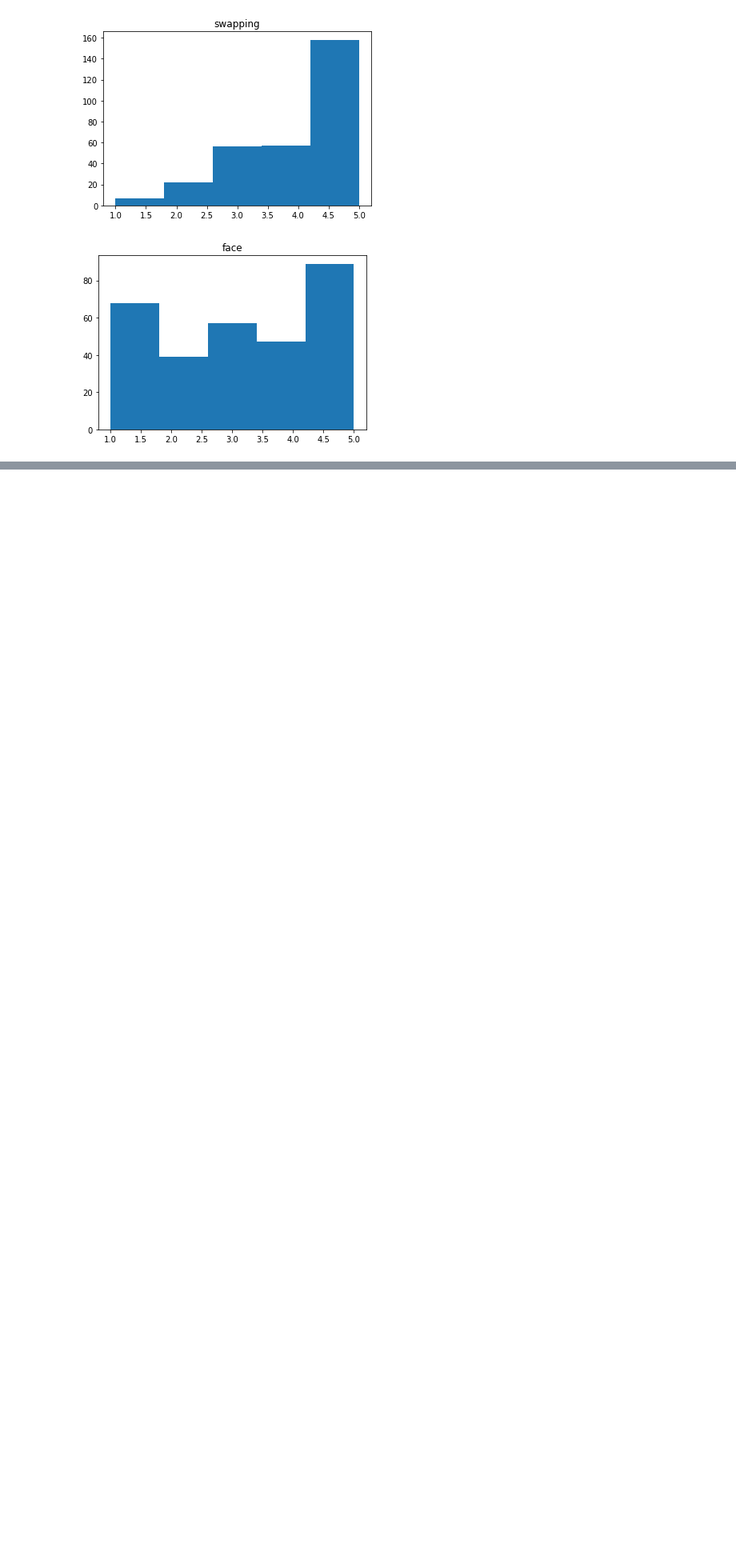
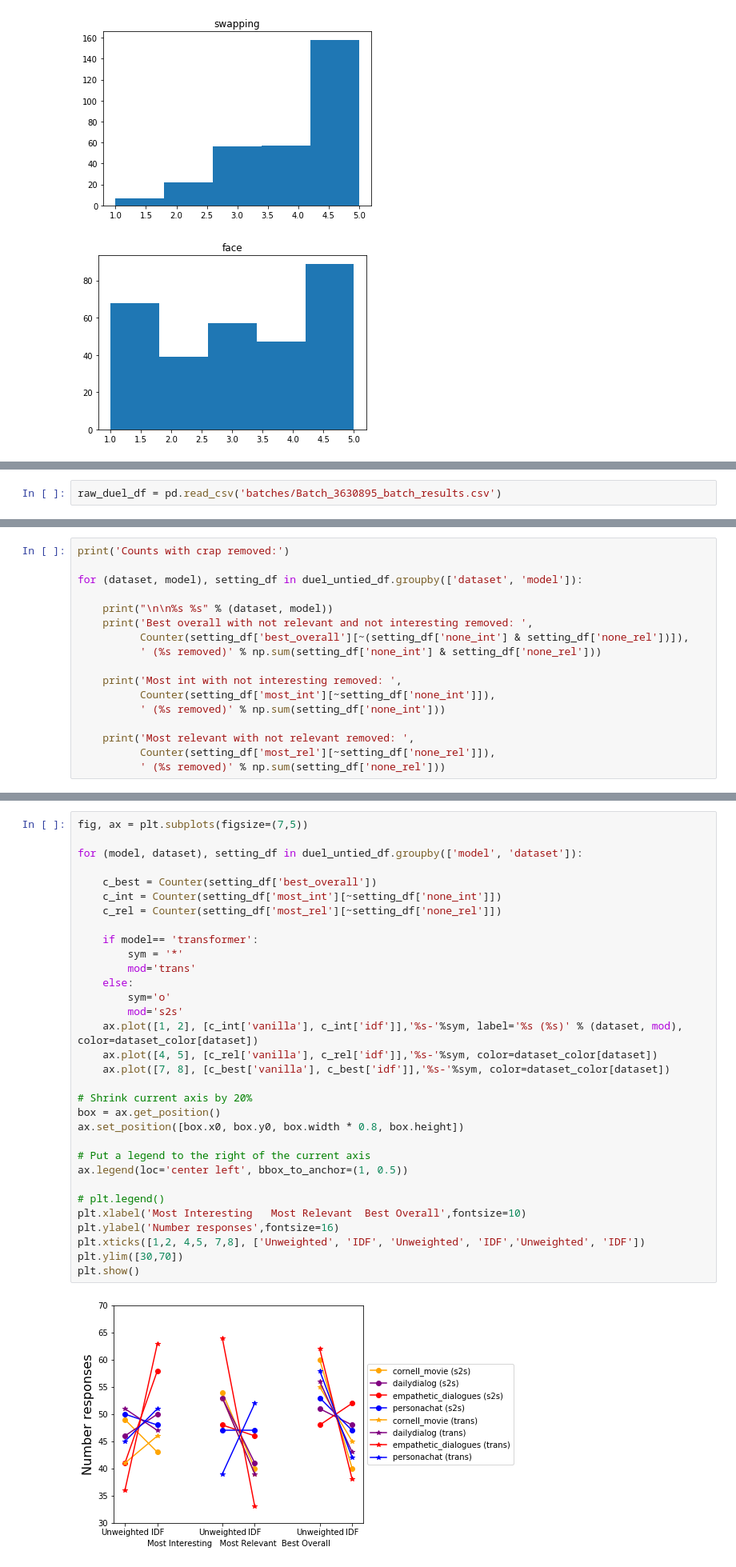
Before and after one commit to odemasi/ParlAI, a Jupyter notebook: evaluation/Explore_turk_results_v2.ipynb, the cells around one changed output, grey strips where cells are left out. Shown at 80% size. Cells and saved outputs as stored; diff of their text form; blank space fills up the shorter version.

```diff
--- a/evaluation/Explore_turk_results_v2.ipynb
+++ b/evaluation/Explore_turk_results_v2.ipynb
@@ -845,0 +948,2 @@ for method in df['method'].unique():
+# %%
+raw_duel_df = pd.read_csv('batches/Batch_3630895_batch_results.csv')
@@ -845,0 +1148,17 @@ for method in df['method'].unique():
+# %%
+print('Counts with crap removed:')
+
+for (dataset, model), setting_df in duel_untied_df.groupby(['dataset', 'model']):
+
+    print("\n\n%s %s" % (dataset, model))
+    print('Best overall with not relevant and not interesting removed: ',
+          Counter(setting_df['best_overall'][~(setting_df['none_int'] & setting_df['none_rel'])]),
+          ' (%s removed)' % np.sum(setting_df['none_int'] & setting_df['none_rel']))
+
+    print('Most int with not interesting removed: ',
+          Counter(setting_df['most_int'][~setting_df['none_int']]),
+          ' (%s removed)' % np.sum(setting_df['none_int']))
+
+    print('Most relevant with not relevant removed: ',
+          Counter(setting_df['most_rel'][~setting_df['none_rel']]),
+          ' (%s removed)' % np.sum(setting_df['none_rel']))
@@ -845,0 +1183,34 @@ for method in df['method'].unique():
+# %%
+fig, ax = plt.subplots(figsize=(7,5))
+
+for (model, dataset), setting_df in duel_untied_df.groupby(['model', 'dataset']):
+
+    c_best = Counter(setting_df['best_overall'])
+    c_int = Counter(setting_df['most_int'][~setting_df['none_int']])
+    c_rel = Counter(setting_df['most_rel'][~setting_df['none_rel']])
+
+    if model== 'transformer':
+        sym = '*'
+        mod='trans'
+    else:
+        sym='o'
+        mod='s2s'
+    ax.plot([1, 2], [c_int['vanilla'], c_int['idf']],'%s-'%sym, label='%s (%s)' % (dataset, mod), color=dataset_color[dataset])
+    ax.plot([4, 5], [c_rel['vanilla'], c_rel['idf']],'%s-'%sym, color=dataset_color[dataset])
+    ax.plot([7, 8], [c_best['vanilla'], c_best['idf']],'%s-'%sym, color=dataset_color[dataset])
+
+# Shrink current axis by 20%
+box = ax.get_position()
+ax.set_position([box.x0, box.y0, box.width * 0.8, box.height])
+
+# Put a legend to the right of the current axis
+ax.legend(loc='center left', bbox_to_anchor=(1, 0.5))
+
+# plt.legend()
+plt.xlabel('Most Interesting   Most Relevant  Best Overall',fontsize=10)
+plt.ylabel('Number responses',fontsize=16)
+plt.xticks([1,2, 4,5, 7,8], ['Unweighted', 'IDF', 'Unweighted', 'IDF','Unweighted', 'IDF'])
+plt.ylim([30,70])
+plt.show()
+# %% [output]
+[figure, added]
```
Also changed, not shown: parts of 29 cells of this notebook.
